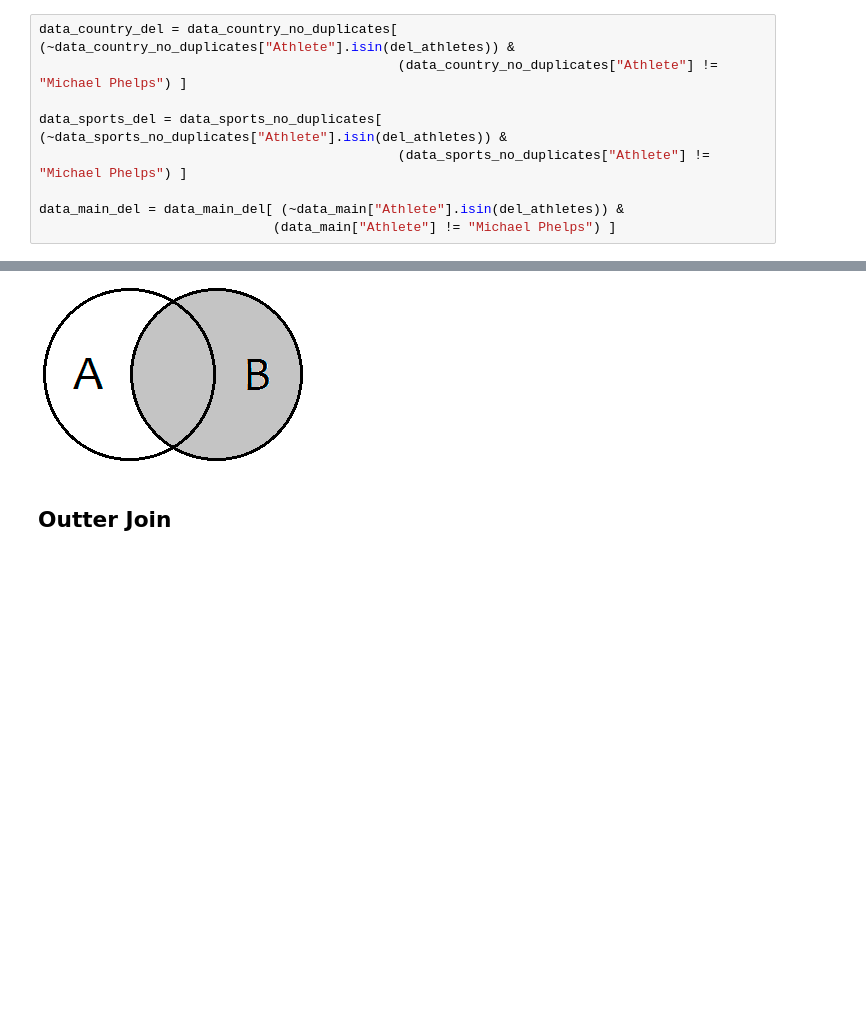
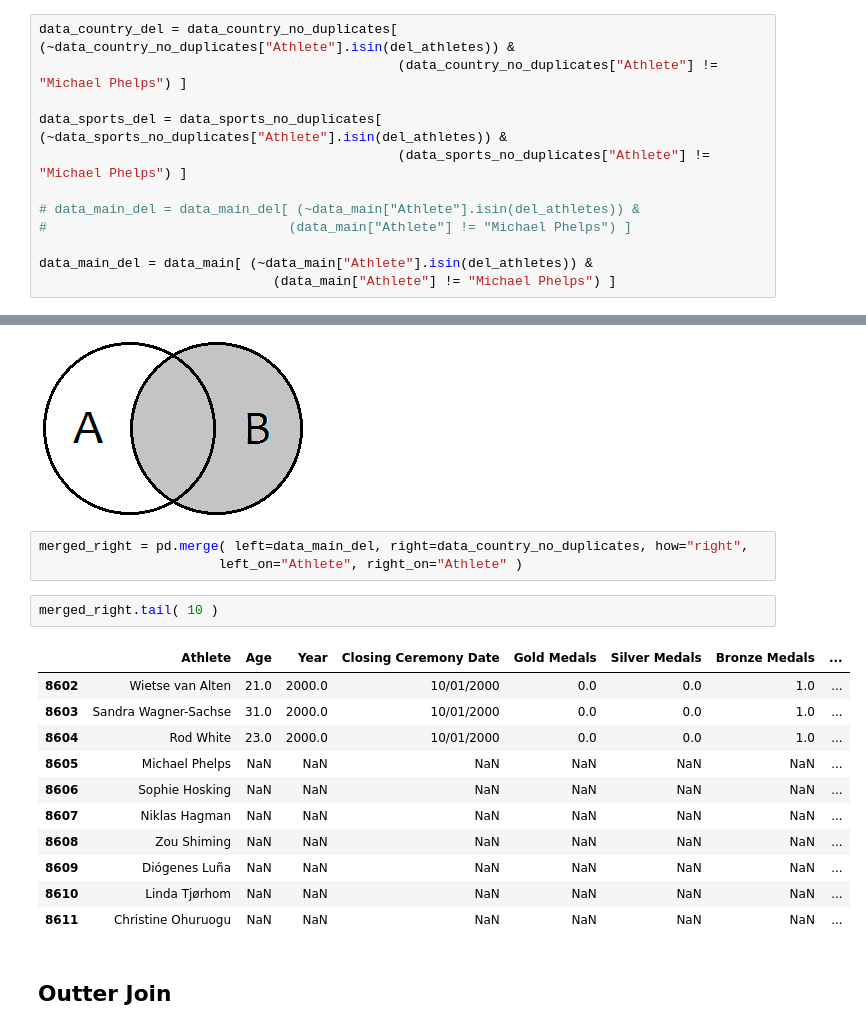
Before and after one commit to jasalazar/machine_learning_1, a Jupyter notebook: notebooks/Example_6 - Data Concatenation.ipynb, the cells around one changed output, grey strips where cells are left out. Cells and saved outputs as stored; diff of their text form; blank space fills up the shorter version.

```diff
--- a/notebooks/Example_6 - Data Concatenation.ipynb
+++ b/notebooks/Example_6 - Data Concatenation.ipynb
@@ -224,7 +224,10 @@ data_country_del = data_country_no_duplicates[ (~data_country_no_duplicates["Ath
 data_sports_del = data_sports_no_duplicates[ (~data_sports_no_duplicates["Athlete"].isin(del_athletes)) &
                                               (data_sports_no_duplicates["Athlete"] != "Michael Phelps") ]
 
-data_main_del = data_main_del[ (~data_main["Athlete"].isin(del_athletes)) &
+# data_main_del = data_main_del[ (~data_main["Athlete"].isin(del_athletes)) &
+#                               (data_main["Athlete"] != "Michael Phelps") ]
+
+data_main_del = data_main[ (~data_main["Athlete"].isin(del_athletes)) &
                               (data_main["Athlete"] != "Michael Phelps") ]
 # %%
 len( data_main_del )
@@ -257,6 +279,23 @@ Image( filename="resources/left-join.png" )
 Image( filename="resources/right-join.png" )
 # %% [output]
 [figure]
+# %%
+merged_right = pd.merge( left=data_main_del, right=data_country_no_duplicates, how="right",
+                       left_on="Athlete", right_on="Athlete" )
+# %%
+merged_right.tail( 10 )
+# %% [output]
+|  | Athlete | Age | Year | Closing Ceremony Date | Gold Medals | Silver Medals | Bronze Medals | ... |
+| 8602 | Wietse van Alten | 21.0 | 2000.0 | 10/01/2000 | 0.0 | 0.0 | 1.0 | ... |
+| 8603 | Sandra Wagner-Sachse | 31.0 | 2000.0 | 10/01/2000 | 0.0 | 0.0 | 1.0 | ... |
+| 8604 | Rod White | 23.0 | 2000.0 | 10/01/2000 | 0.0 | 0.0 | 1.0 | ... |
+| 8605 | Michael Phelps | NaN | NaN | NaN | NaN | NaN | NaN | ... |
+| 8606 | Sophie Hosking | NaN | NaN | NaN | NaN | NaN | NaN | ... |
+| 8607 | Niklas Hagman | NaN | NaN | NaN | NaN | NaN | NaN | ... |
+| 8608 | Zou Shiming | NaN | NaN | NaN | NaN | NaN | NaN | ... |
+| 8609 | Diógenes Luña | NaN | NaN | NaN | NaN | NaN | NaN | ... |
+| 8610 | Linda Tjørhom | NaN | NaN | NaN | NaN | NaN | NaN | ... |
+| 8611 | Christine Ohuruogu | NaN | NaN | NaN | NaN | NaN | NaN | ... |
 # %% [markdown]
 ## Outter Join
 # %% [markdown]
```
Also changed, not shown: parts of 7 cells of this notebook.
